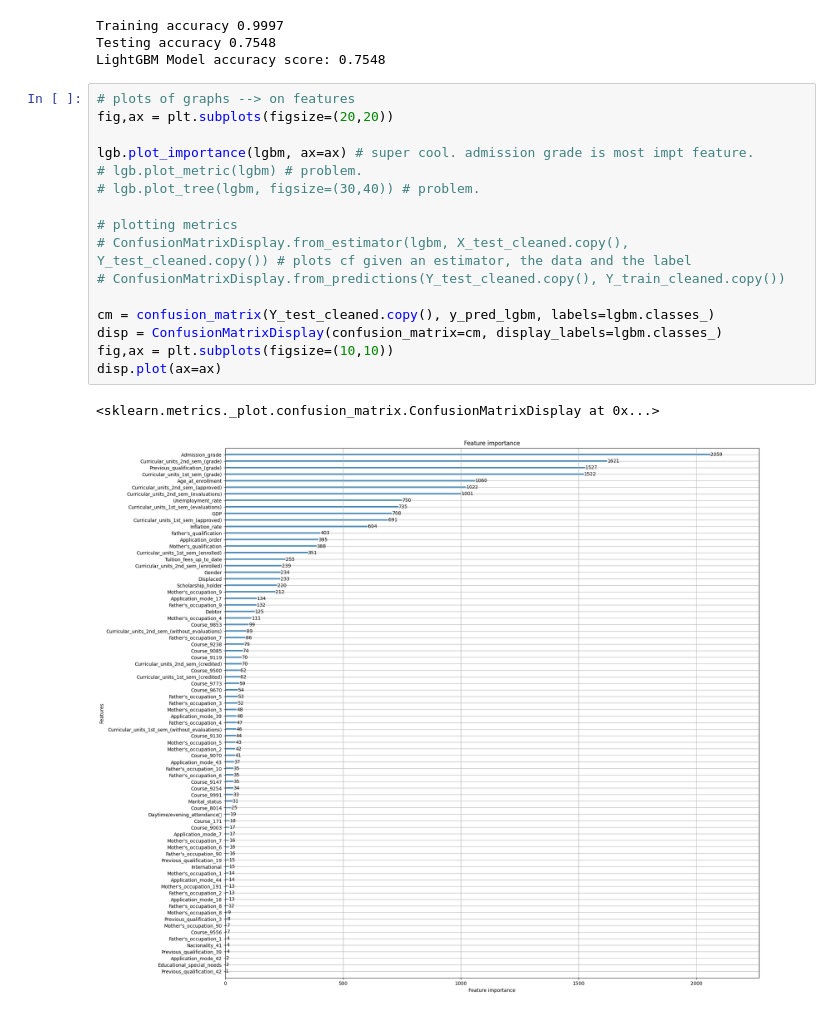
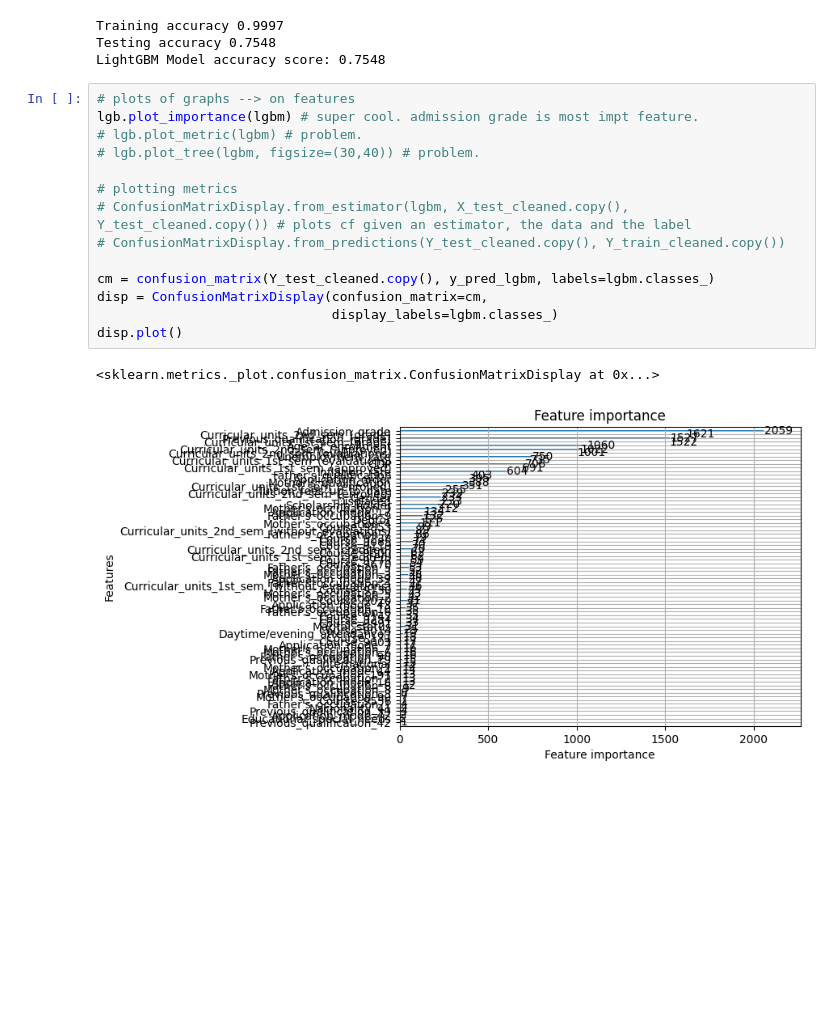
Before and after one commit to SamuelMalaga/M2IS---AI-ML-project, a Jupyter notebook: ML_Section.ipynb, the cells around one changed output. Drawn from its saved outputs; the diff is of its cells as text; blank space fills up the shorter version.

```diff
--- a/ML_Section.ipynb
+++ b/ML_Section.ipynb
@@ -1155,20 +1134,18 @@ Testing accuracy 0.7548
 LightGBM Model accuracy score: 0.7548
 # %%
 # plots of graphs --> on features
-fig,ax = plt.subplots(figsize=(20,20))
-
-lgb.plot_importance(lgbm, ax=ax) # super cool. admission grade is most impt feature.
+lgb.plot_importance(lgbm) # super cool. admission grade is most impt feature.
 # lgb.plot_metric(lgbm) # problem.
 # lgb.plot_tree(lgbm, figsize=(30,40)) # problem.
 
 # plotting metrics
 # ConfusionMatrixDisplay.from_estimator(lgbm, X_test_cleaned.copy(), Y_test_cleaned.copy()) # plots cf given an estimator, the data and the label
 # ConfusionMatrixDisplay.from_predictions(Y_test_cleaned.copy(), Y_train_cleaned.copy())
 
 cm = confusion_matrix(Y_test_cleaned.copy(), y_pred_lgbm, labels=lgbm.classes_)
-disp = ConfusionMatrixDisplay(confusion_matrix=cm, display_labels=lgbm.classes_)
-fig,ax = plt.subplots(figsize=(10,10))
-disp.plot(ax=ax)
+disp = ConfusionMatrixDisplay(confusion_matrix=cm,
+                              display_labels=lgbm.classes_)
+disp.plot()
 # %% [output]
 <sklearn.metrics._plot.confusion_matrix.ConfusionMatrixDisplay at 0x...>
-[figure, old version]
+[figure, new version]
```
Also changed, not shown: parts of 10 cells of this notebook.
